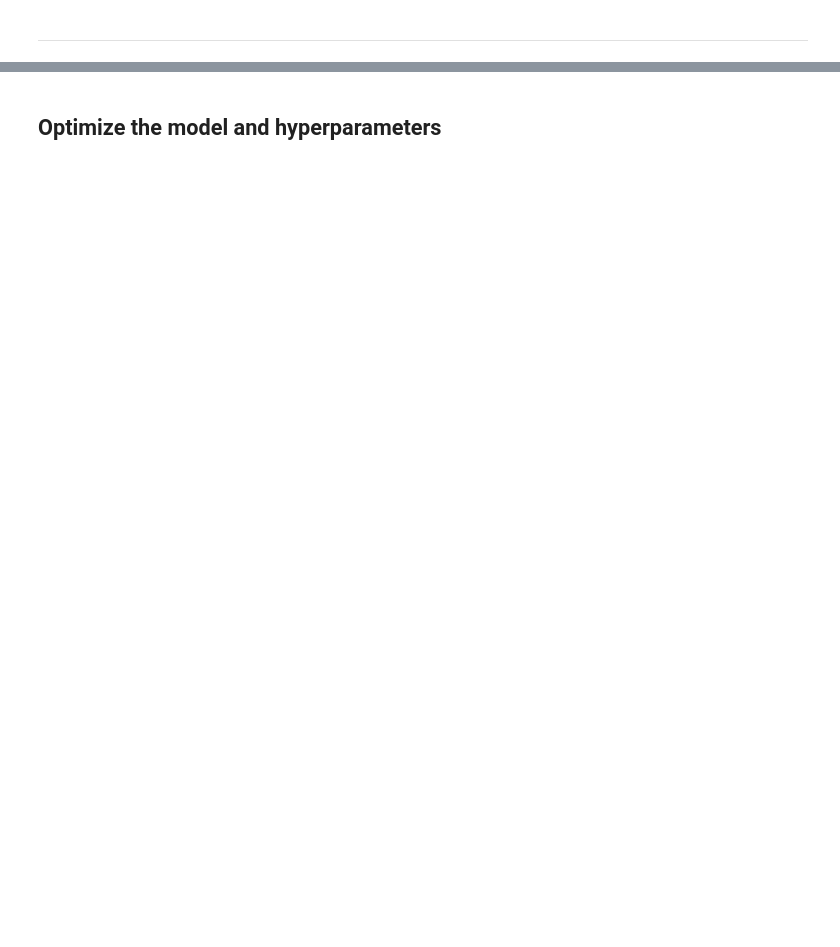
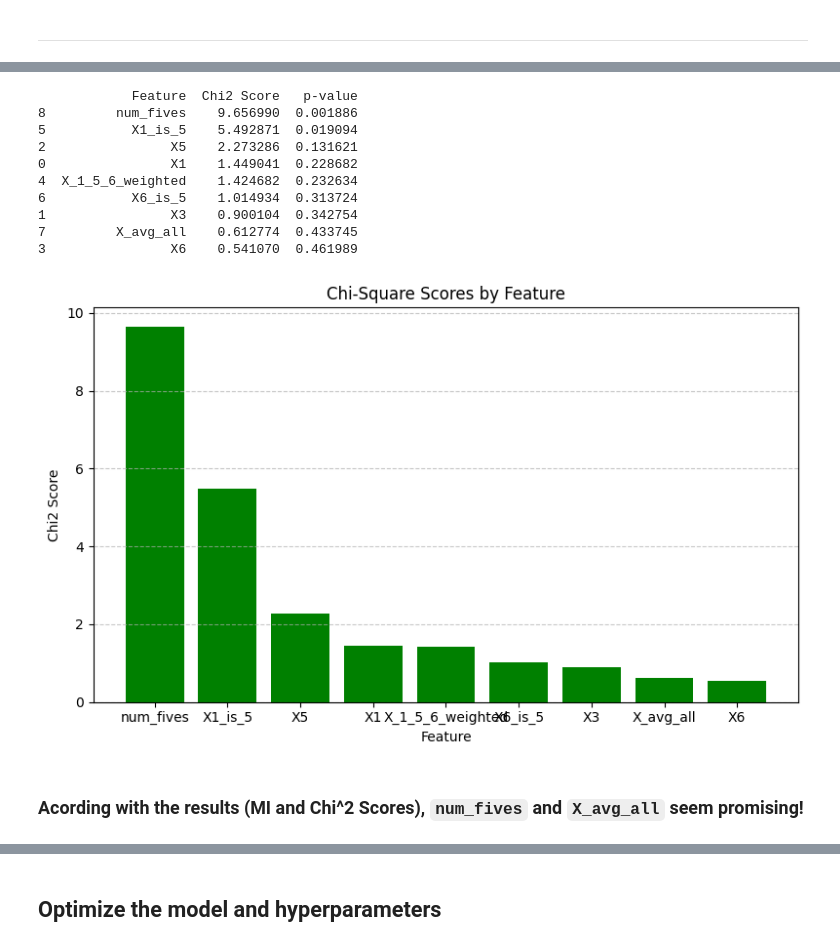
Before and after one commit to FederCO23/LZQxEzGjrpgnXu10, a Jupyter notebook: HappyCustomers.ipynb, the cells around one changed output, grey strips where cells are left out. Cells and saved outputs as stored; diff of their text form; code cells hidden in the pictures; blank space fills up the shorter version.

```diff
--- a/HappyCustomers.ipynb
+++ b/HappyCustomers.ipynb
@@ -240,13 +254,23 @@ Ranking of categorical features from most to least informative with respect to t
 from sklearn.feature_selection import chi2
 from sklearn.preprocessing import LabelEncoder
 
-# Compute Chi2 scores
-chi_scores, p_values = chi2(X, y)
+def chi_score(X,y):
+    # Compute Chi2 scores
+    chi_scores, p_values = chi2(X, y)
 
-chi2_results = pd.DataFrame({
-    'Feature': X.columns,
-    'Chi2 Score': chi_scores,
-    'p-value': p_values
-}).sort_values(by='Chi2 Score', ascending=False)
+    chi2_results = pd.DataFrame({
+        'Feature': X.columns,
+        'Chi2 Score': chi_scores,
+        'p-value': p_values
+    }).sort_values(by='Chi2 Score', ascending=False)
 
-chi2_results
+    print(chi2_results)
+
+    plt.figure(figsize=(8, 5))
+    plt.bar(chi2_results['Feature'], chi2_results['Chi2 Score'], color='green')
+    plt.title('Chi-Square Scores by Feature')
+    plt.xlabel('Feature')
+    plt.ylabel('Chi2 Score')
+    plt.grid(axis='y', linestyle='--', alpha=0.7)
+    plt.tight_layout()
+    plt.show()
@@ -509,0 +670,16 @@ print(classification_report(y_test, y_pred_RF))
+# %%
+chi_score(X.drop('X5_minus_X6', axis=1),y)
+# %% [output]
+            Feature  Chi2 Score   p-value
+8         num_fives    9.656990  0.001886
+5           X1_is_5    5.492871  0.019094
+2                X5    2.273286  0.131621
+0                X1    1.449041  0.228682
+4  X_1_5_6_weighted    1.424682  0.232634
+6           X6_is_5    1.014934  0.313724
+1                X3    0.900104  0.342754
+7         X_avg_all    0.612774  0.433745
+3                X6    0.541070  0.461989
+[figure, added]
+# %% [markdown]
+### Acording with the results (MI and Chi^2 Scores), `num_fives` and `X_avg_all` seem promising!
```
Also changed, not shown: parts of 73 cells of this notebook.
